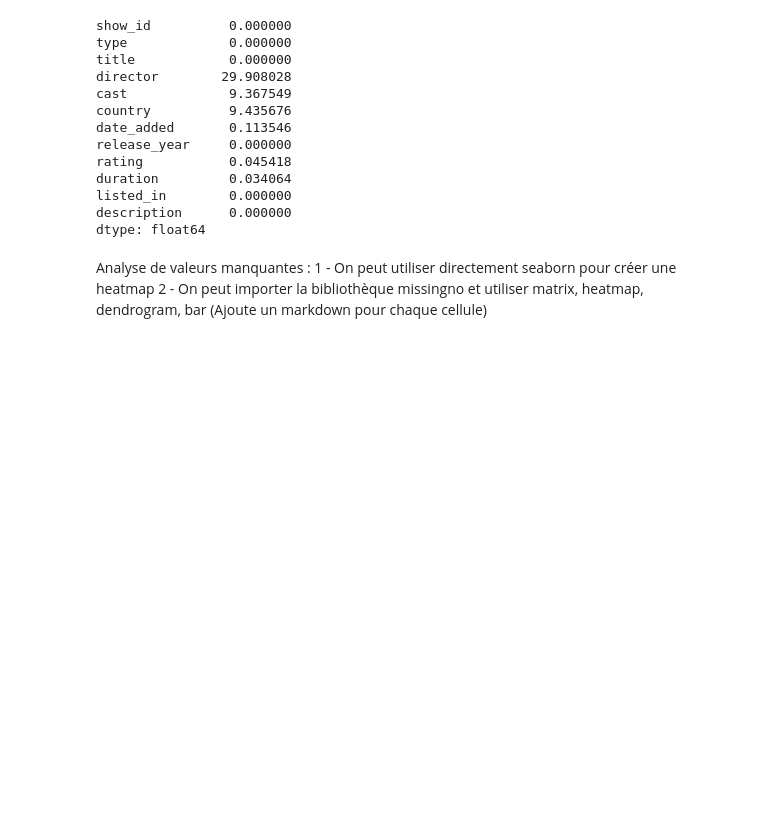
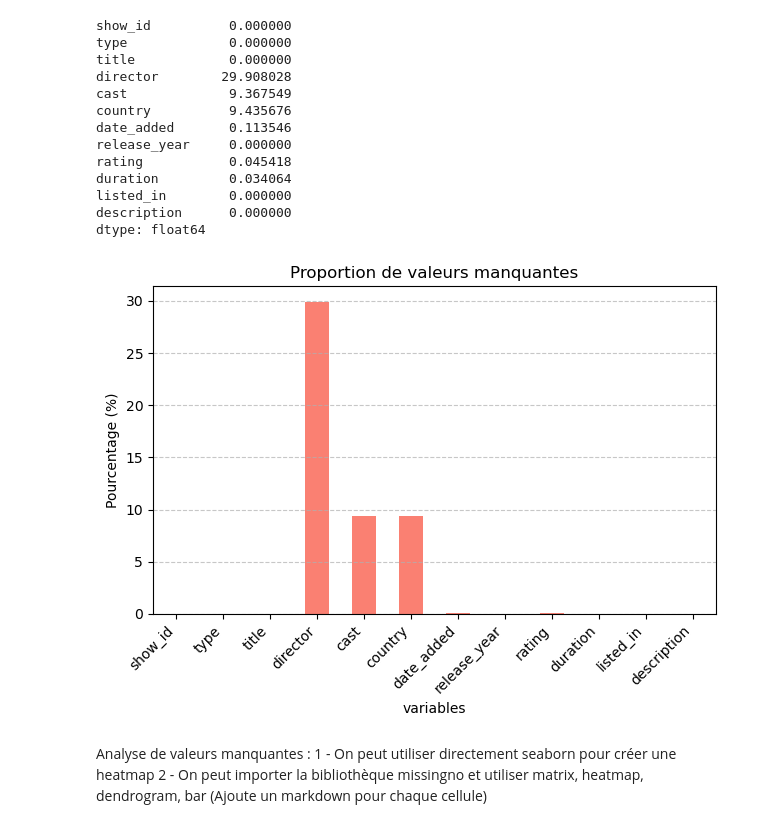
Before and after one commit to amina-taleb/netflix-insights, a Jupyter notebook: Netflix Data Analysis.ipynb, the cells around one changed output. Saved outputs shown, nothing was run; the diff lists cells and outputs as text; code cells hidden in the pictures; blank space fills up the shorter version.

```diff
--- a/Netflix Data Analysis.ipynb
+++ b/Netflix Data Analysis.ipynb
@@ -166,6 +175,17 @@ duration         0.034064
 listed_in        0.000000
 description      0.000000
 dtype: float64
+# %%
+proportion.plot(kind='bar', color='salmon')
+plt.title("Proportion de valeurs manquantes")
+plt.ylabel("Pourcentage (%)")
+plt.xlabel("variables")
+plt.xticks(rotation=45, ha='right')
+plt.grid(axis='y', linestyle='--', alpha=0.7)
+plt.tight_layout()
+plt.show()
+# %% [output]
+[figure, added]
 # %% [markdown]
 Analyse de valeurs manquantes :
 1 - On peut utiliser directement seaborn pour créer une heatmap
```
Also changed, not shown: parts of 41 cells of this notebook.
